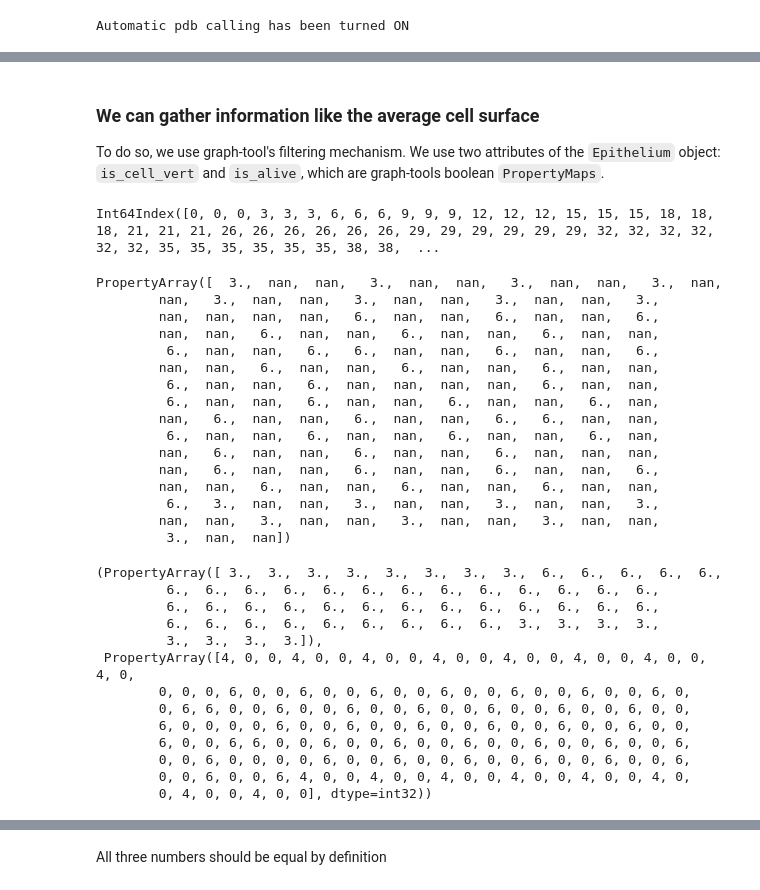
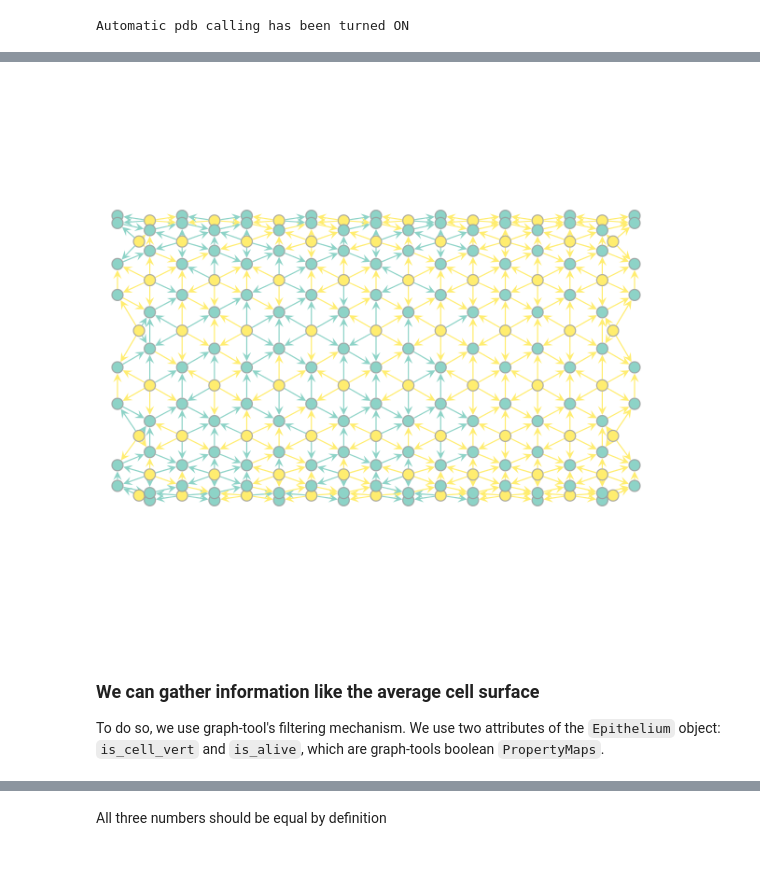
Before and after one commit to glyg/leg-joint, a Jupyter notebook: notebooks/2 - Energy minimisation.ipynb, the cells around one changed output, grey strips where cells are left out. Saved outputs shown, nothing was run; the diff lists cells and outputs as text; code cells hidden in the pictures; blank space fills up the shorter version.

```diff
--- a/notebooks/2 - Energy minimisation.ipynb
+++ b/notebooks/2 - Energy minimisation.ipynb
@@ -474,28 +426,12 @@ eptm.rho
+# %%
+## eptm.isotropic_relax() ## mixes the edges
+eptm.update_pmaps() ##  mixes the edges
+#lj.epithelium.generation.reorient_edges(eptm.graph, eptm.is_cell_vert, eptm.is_junction_edge)
+draw_xz_cut(eptm)
+# %% [output]
+[figure, added]
 # %% [markdown]
 ### We can gather information like the average cell surface
 
 To do so, we use graph-tool's filtering mechanism. We use two attributes of the `Epithelium` object:
 `is_cell_vert` and `is_alive`, which are graph-tools boolean `PropertyMaps`.
-# %%
-eptm.tix_aij.get_level_values('cell')
-# %% [output]
-Int64Index([0, 0, 0, 3, 3, 3, 6, 6, 6, 9, 9, 9, 12, 12, 12, 15, 15, 15, 18, 18, 18, 21, 21, 21, 26, 26, 26, 26, 26, 26, 29, 29, 29, 29, 29, 29, 32, 32, 32, 32, 32, 32, 35, 35, 35, 35, 35, 35, 38, 38,  ...
-# %%
-eptm.num_sides.a
-# %% [output]
-PropertyArray([  3.,  nan,  nan,   3.,  nan,  nan,   3.,  nan,  nan,   3.,  nan,
-        nan,   3.,  nan,  nan,   3.,  nan,  nan,   3.,  nan,  nan,   3.,
-        nan,  nan,  nan,  nan,   6.,  nan,  nan,   6.,  nan,  nan,   6.,
-        nan,  nan,   6.,  nan,  nan,   6.,  nan,  nan,   6.,  nan,  nan,
-         6.,  nan,  nan,   6.,   6.,  nan,  nan,   6.,  nan,  nan,   6.,
-        nan,  nan,   6.,  nan,  nan,   6.,  nan,  nan,   6.,  nan,  nan,
-         6.,  nan,  nan,   6.,  nan,  nan,  nan,  nan,   6.,  nan,  nan,
-         6.,  nan,  nan,   6.,  nan,  nan,   6.,  nan,  nan,   6.,  nan,
-        nan,   6.,  nan,  nan,   6.,  nan,  nan,   6.,   6.,  nan,  nan,
-         6.,  nan,  nan,   6.,  nan,  nan,   6.,  nan,  nan,   6.,  nan,
-        nan,   6.,  nan,  nan,   6.,  nan,  nan,   6.,  nan,  nan,  nan,
-        nan,   6.,  nan,  nan,   6.,  nan,  nan,   6.,  nan,  nan,   6.,
-        nan,  nan,   6.,  nan,  nan,   6.,  nan,  nan,   6.,  nan,  nan,
-         6.,   3.,  nan,  nan,   3.,  nan,  nan,   3.,  nan,  nan,   3.,
-        nan,  nan,   3.,  nan,  nan,   3.,  nan,  nan,   3.,  nan,  nan,
-         3.,  nan,  nan])
@@ -510,16 +437,0 @@ for cell in eptm.cells:
-# %%
-n_sides, n_out
-# %% [output]
-(PropertyArray([ 3.,  3.,  3.,  3.,  3.,  3.,  3.,  3.,  6.,  6.,  6.,  6.,  6.,
-         6.,  6.,  6.,  6.,  6.,  6.,  6.,  6.,  6.,  6.,  6.,  6.,  6.,
-         6.,  6.,  6.,  6.,  6.,  6.,  6.,  6.,  6.,  6.,  6.,  6.,  6.,
-         6.,  6.,  6.,  6.,  6.,  6.,  6.,  6.,  6.,  3.,  3.,  3.,  3.,
-         3.,  3.,  3.,  3.]),
- PropertyArray([4, 0, 0, 4, 0, 0, 4, 0, 0, 4, 0, 0, 4, 0, 0, 4, 0, 0, 4, 0, 0, 4, 0,
-        0, 0, 0, 6, 0, 0, 6, 0, 0, 6, 0, 0, 6, 0, 0, 6, 0, 0, 6, 0, 0, 6, 0,
-        0, 6, 6, 0, 0, 6, 0, 0, 6, 0, 0, 6, 0, 0, 6, 0, 0, 6, 0, 0, 6, 0, 0,
-        6, 0, 0, 0, 0, 6, 0, 0, 6, 0, 0, 6, 0, 0, 6, 0, 0, 6, 0, 0, 6, 0, 0,
-        6, 0, 0, 6, 6, 0, 0, 6, 0, 0, 6, 0, 0, 6, 0, 0, 6, 0, 0, 6, 0, 0, 6,
-        0, 0, 6, 0, 0, 0, 0, 6, 0, 0, 6, 0, 0, 6, 0, 0, 6, 0, 0, 6, 0, 0, 6,
-        0, 0, 6, 0, 0, 6, 4, 0, 0, 4, 0, 0, 4, 0, 0, 4, 0, 0, 4, 0, 0, 4, 0,
-        0, 4, 0, 0, 4, 0, 0], dtype=int32))
```
Also changed, not shown: parts of 26 cells of this notebook, 12 other files.
